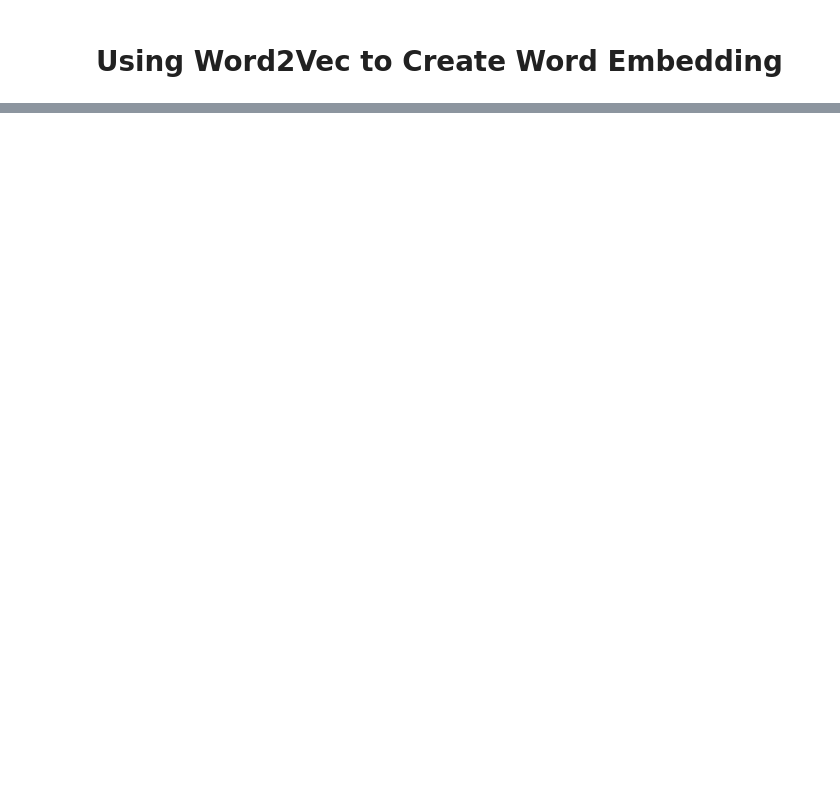
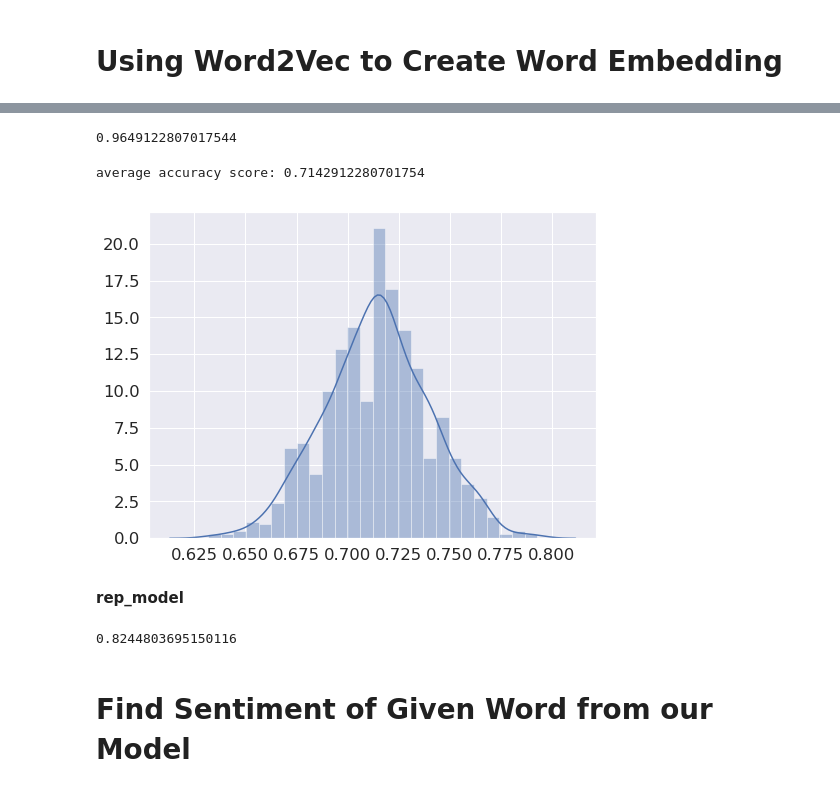
Before and after one commit to Alpha-1787/W266-Final-Project, a Jupyter notebook: Adam-FinalProject.ipynb, the cells around one changed output, grey strips where cells are left out. Cells and saved outputs as stored; diff of their text form; code cells hidden in the pictures; blank space fills up the shorter version.

```diff
--- a/Adam-FinalProject.ipynb
+++ b/Adam-FinalProject.ipynb
@@ -417,0 +305,4 @@ len(dem_tokenized_list)
+# %%
+# Load the sentiment data of roughly 155,000 English words obtained by SentiWords
+# Various usages of each word are also included (ie. adj, verb, noun). We will only use adjectives.
+pos_words,neg_words = load_lexicon('data/SentiWords/SentiWords_1.1.txt', source = 'SentiWords', binary = False)
@@ -417,0 +345,3 @@ len(dem_tokenized_list)
+# %%
+# Tie the sentiment lexicon to the democrat word embeddings
+dem_vectors, dem_labels, dem_words = vectorize_lexicon(pos_words, neg_words, dem_embeddings)
@@ -417,0 +406,15 @@ len(dem_tokenized_list)
+# %%
+# RandomForestClassifier
+X,y = dem_vectors, dem_labels
+# Train dem_model for BingLiu lexicon
+clf = ensemble.RandomForestClassifier()
+
+# Gridsearch CV
+parameter_grid = {'max_depth' : np.arange(10, 12, 1),
+                 'n_estimators': np.arange(200, 250, 10),
+                 'criterion': ['gini','entropy'],
+                 'class_weight': [None ,'balanced']}
+
+grid_search = model_selection.GridSearchCV(clf, parameter_grid)
+grid_search.fit(X, y)
+grid_search.best_estimator_
@@ -417,0 +429,27 @@ len(dem_tokenized_list)
+# %%
+# Quick Model RandomForestClassifier
+X,y = dem_vectors, dem_labels
+dem_model = ensemble.RandomForestClassifier(class_weight=None, criterion='gini',
+                                            max_depth=11, n_estimators=240)
+dem_model.fit(X, y)
+find_model_accuracy(X, y, dem_model)
+# %% [output]
+0.9649122807017544
+# %%
+# Model accuracy for democrats
+
+# take best estimator from gridsearch and shuffle split x times against train data to get an estimate of performance
+dem_model = grid_search.best_estimator_
+cv = model_selection.ShuffleSplit(n_splits=1000, test_size=.1)
+cv_scores = model_selection.cross_val_score(clf, X, y, cv=cv)
+
+# plot out the distribution of shufflesplit to get performance estimate
+plt.figure(figsize=(8,6))
+sns.set(font_scale=1.5)
+sns.distributions.distplot(tuple(cv_scores))
+print("average accuracy score:", cv_scores.mean())
+# %% [output]
+average accuracy score: 0.7142912280701754
+[figure, added]
+# %% [markdown]
+**rep_model**
@@ -417,0 +490,17 @@ len(dem_tokenized_list)
+# %%
+# Model accuracy for democrats
+
+# take best estimator from gridsearch and shuffle split x times against train data to get an estimate of performance
+rep_model = grid_search.best_estimator_
+cv = model_selection.ShuffleSplit(n_splits=1000, test_size=.1)
+cv_scores = model_selection.cross_val_score(clf, X, y, cv=cv)
+
+# plot out the distribution of shufflesplit to get performance estimate
+plt.figure(figsize=(8,6))
+sns.set(font_scale=1.5)
+sns.distributions.distplot(tuple(cv_scores))
+print("average accuracy score:", cv_scores.mean())
+# %% [output]
+0.8244803695150116
+# %% [markdown]
+# Find Sentiment of Given Word from our Model
```
Also changed, not shown: parts of 59 cells of this notebook, 6 other files.
